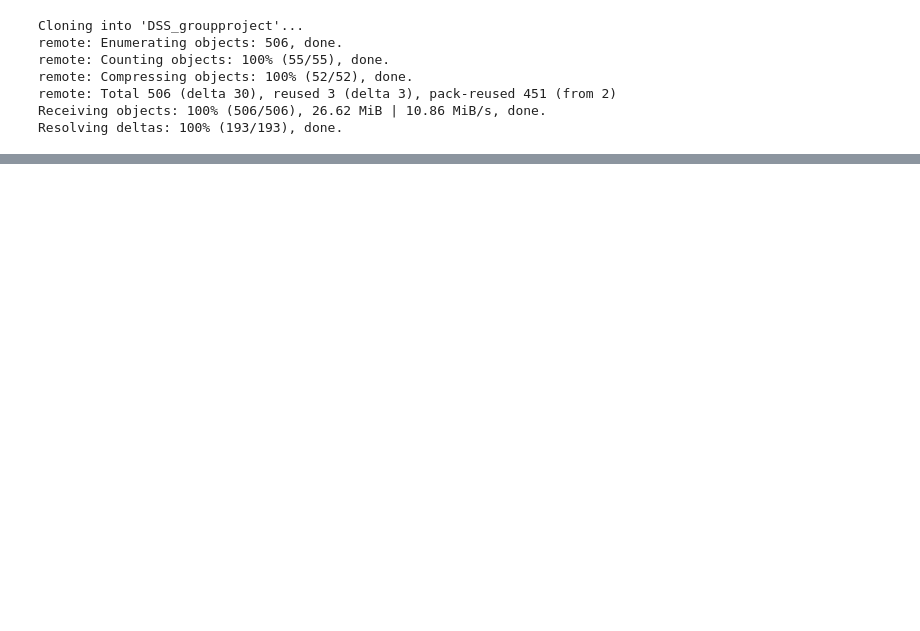
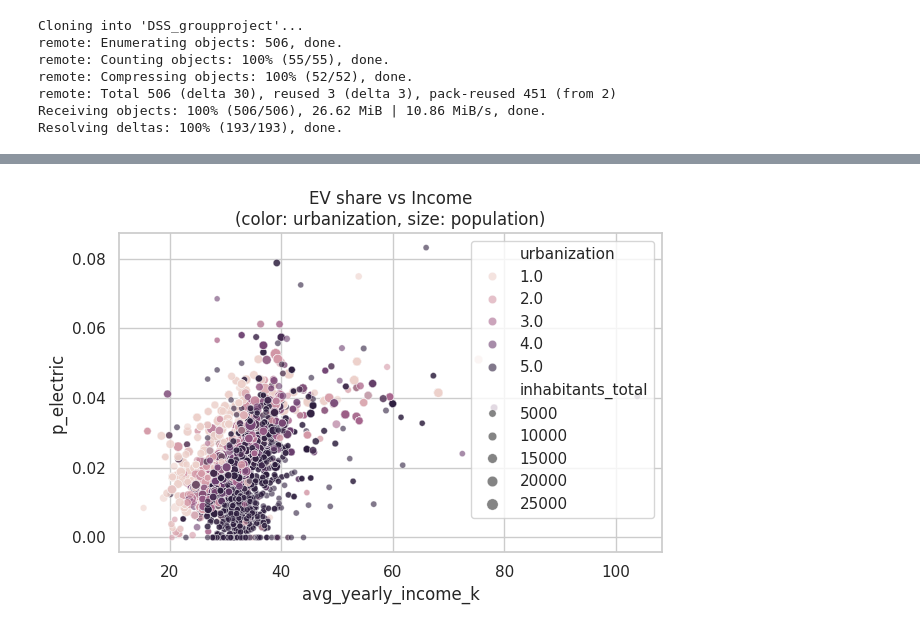
Before and after one commit to sof1a03/DSS_groupproject, a Jupyter notebook: Code/Features/Electric_car_analysis.ipynb, the cells around one changed output, grey strips where cells are left out. Saved outputs shown, nothing was run; the diff lists cells and outputs as text; code cells hidden in the pictures; blank space fills up the shorter version.

```diff
--- a/Code/Features/Electric_car_analysis.ipynb
+++ b/Code/Features/Electric_car_analysis.ipynb
@@ -991,0 +35,13 @@ plt.show()
+# %%
+pd.options.display.float_format = "{:,.4f}".format
+sns.set_theme(context="notebook", style="whitegrid")
+
+# --- Paths (update if needed)
+REGIONS_PATH  = "/content/DSS_groupproject/Data/Final/REGIONAL.csv"
+GEMEENTE_PATH = "/content/merged_pc4_gemeente.csv"
+
+# --- OCM API
+OCM_API_KEY = "d8d6328c-6367-4a60-a97c-9db909e524c2"
+
+# Municipality to analyze (you'll wire this to the dashboard later)
+MUNICIPALITY = "Utrecht"
@@ -991,0 +104,26 @@ plt.show()
+# %%
+feat = [
+    "p_electric", "p_hybrid", "p_gasoline", "p_diesel",
+    "avg_yearly_income_k", "urbanization", "avg_household_size",
+    "inhabitants_total", "pc4"
+]
+
+R = regions.dropna(subset=feat).copy()
+for c in feat:
+    R[c] = pd.to_numeric(R[c], errors="coerce")
+R = R.dropna(subset=feat).copy()
+
+# Composite fossil share (interpretation only)
+R["p_fossil"] = R["p_gasoline"] + R["p_diesel"]
+
+# Quick EDA plot
+plt.figure(figsize=(6.5,4.5))
+sns.scatterplot(
+    data=R, x="avg_yearly_income_k", y="p_electric",
+    hue="urbanization", size="inhabitants_total", alpha=0.6
+)
+plt.title("EV share vs Income\n(color: urbanization, size: population)")
+plt.tight_layout()
+plt.show()
+# %% [output]
+[figure, added]
```
Also changed, not shown: parts of 87 cells of this notebook.
